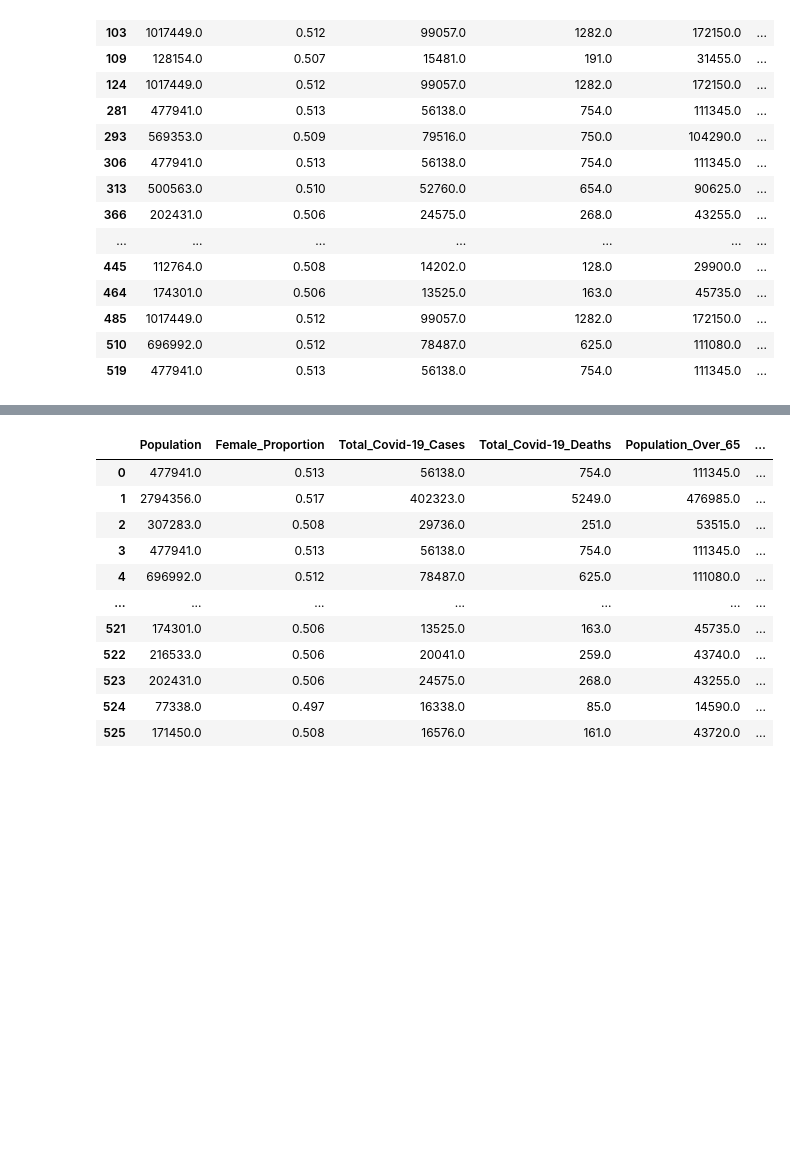
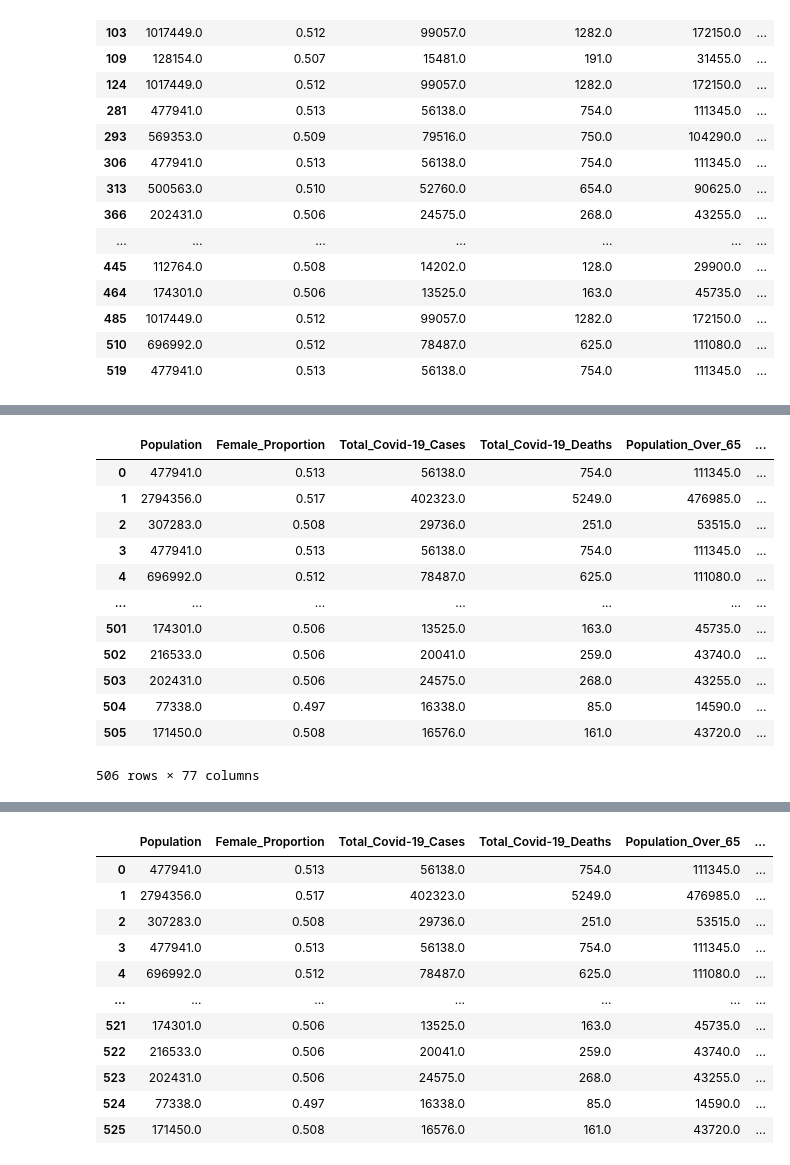
Before and after one commit to Alexander-Gebreamlak/COVID-19-Mortality-in-Ontario-Nursing-Homes, a Jupyter notebook: Covid-19 Ontario Mortality Nursing Home Analysis.ipynb, the cells around one changed output, grey strips where cells are left out. Saved outputs shown, nothing was run; the diff lists cells and outputs as text; code cells hidden in the pictures; blank space fills up the shorter version.

```diff
--- a/Covid-19 Ontario Mortality Nursing Home Analysis.ipynb
+++ b/Covid-19 Ontario Mortality Nursing Home Analysis.ipynb
@@ -163,0 +207,18 @@ Q4_df = Q4_df.dropna(subset=['THREE_BEDS'])
+# %%
+#data manipulation for compliance/inspection columns & converting to numeric
+columns_zero_to_nan = ['SSI_2019', 'IPAC_2019', 'OAT_2019', 'SSI_2020', 'IPAC_2020', 'OAT_2020']
+
+# Convert columns to numeric and replace 0 with NaN
+for column in columns_zero_to_nan:
+    Q4_df[column] = pd.to_numeric(Q4_df[column], errors='coerce').replace(0, np.nan)
+
+# List of columns to process for "NI" -> NaN
+columns_ni_to_nan = [
+    'SSI_NC_2019', 'IPAC_NC_2019', 'OAT_NC_2019',
+    'SSI_NC_2020', 'IPAC_NC_2020_COVID', 'IPAC_NC_2020',
+    'OAT_NC_2020_COVID', 'OAT_NC_2020'
+]
+
+# Convert columns to numeric and replace "NI" with NaN
+for column in columns_ni_to_nan:
+    Q4_df[column] = pd.to_numeric(Q4_df[column].replace("NI", np.nan), errors='coerce')
@@ -163,0 +247,18 @@ Q4_df = Q4_df.dropna(subset=['THREE_BEDS'])
+# %%
+#Dropping 9 columns due to excess missingness > 75%. This decision was made arbitrability and can easily be changed to 25%, 50%, 80%, etc. The only reason I chose 75% is because I did not want to delete ALL the data from the compliance/inspection variables.
+Q4_df = Q4_df.drop(columns=['IPAC_2019', 'IPAC_NC_2019', 'OAT_2019', 'OAT_NC_2019', 'SSI_2020', 'SSI_NC_2020', 'OAT_2020', 'OAT_NC_2020_COVID', 'OAT_NC_2020'])
+Q4_df
+# %% [output]
+|  | Population | Female_Proportion | Total_Covid-19_Cases | Total_Covid-19_Deaths | Population_Over_65 | ... |
+| 0 | 477941.0 | 0.513 | 56138.0 | 754.0 | 111345.0 | ... |
+| 1 | 2794356.0 | 0.517 | 402323.0 | 5249.0 | 476985.0 | ... |
+| 2 | 307283.0 | 0.508 | 29736.0 | 251.0 | 53515.0 | ... |
+| 3 | 477941.0 | 0.513 | 56138.0 | 754.0 | 111345.0 | ... |
+| 4 | 696992.0 | 0.512 | 78487.0 | 625.0 | 111080.0 | ... |
+| ... | ... | ... | ... | ... | ... | ... |
+| 501 | 174301.0 | 0.506 | 13525.0 | 163.0 | 45735.0 | ... |
+| 502 | 216533.0 | 0.506 | 20041.0 | 259.0 | 43740.0 | ... |
+| 503 | 202431.0 | 0.506 | 24575.0 | 268.0 | 43255.0 | ... |
+| 504 | 77338.0 | 0.497 | 16338.0 | 85.0 | 14590.0 | ... |
+| 505 | 171450.0 | 0.508 | 16576.0 | 161.0 | 43720.0 | ... |
+506 rows × 77 columns
```
Also changed, not shown: parts of 17 cells of this notebook.
